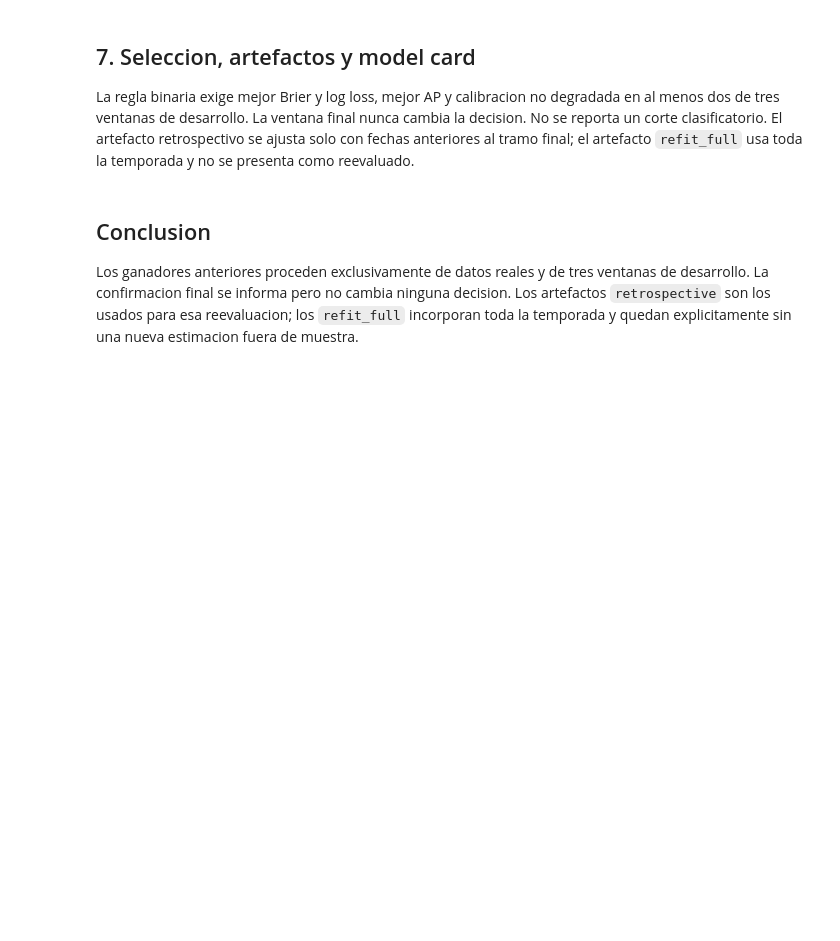
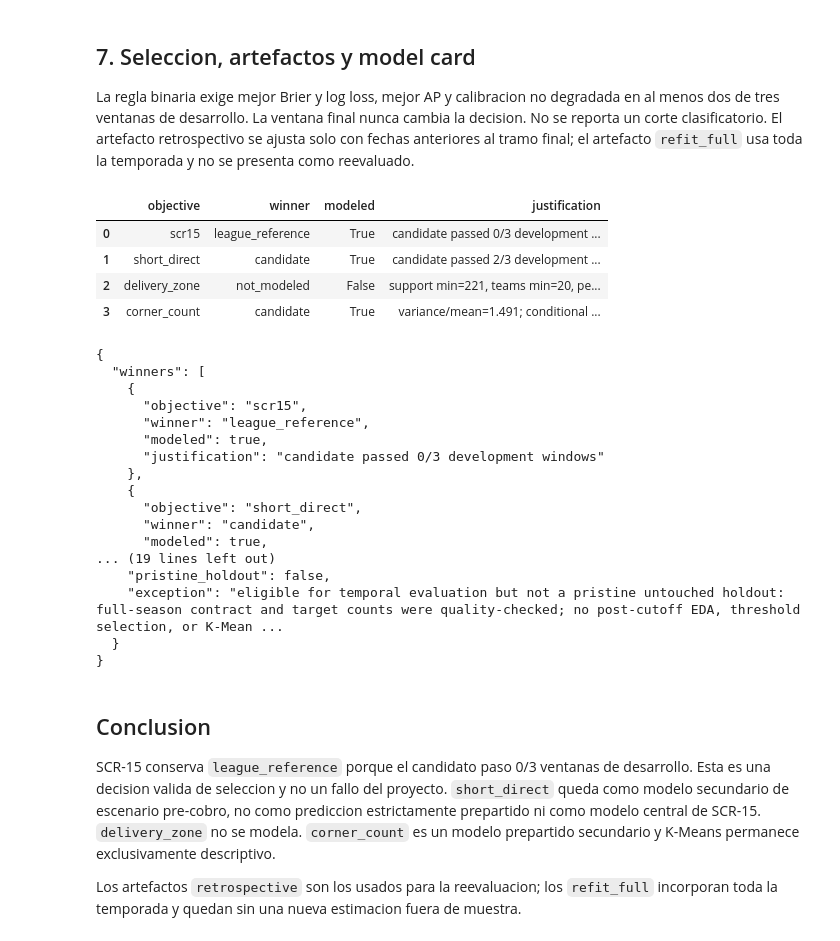
Before and after one commit to ElRubsSan/Corner_Scout, a Jupyter notebook: notebooks/05_modelos_evaluacion.ipynb, the cells around one changed output. Cells and saved outputs as stored; diff of their text form; code cells hidden in the pictures; blank space fills up the shorter version.

````diff
--- a/notebooks/05_modelos_evaluacion.ipynb
+++ b/notebooks/05_modelos_evaluacion.ipynb
@@ -558,6 +681,7 @@ def export_candidate(objective, fitted, data, target, feature_sets):
     full_path = OUT / f"{objective}_candidate_refit_full.joblib"
     joblib.dump(full_model, full_path)
     schema = {"objective": objective, "target": target, "input_columns": numeric + categorical,
+              "usage_scope": ("pre_kick_corner_scenario" if objective == "short_direct" else "pre_match"),
               "retrospective_trained_before": str(FINAL_START.date()),
               "refit_full_evaluation_status": "not retrospectively evaluated",
               "winner": winners.set_index("objective").loc[objective, "winner"]}
@@ -638,7 +762,7 @@ for filename, frame in tables.items():
 limitations = [
     "Single historical season; no external-season validation.",
     "The final period did not influence model decisions, but 04 quality checks inspected full-season aggregate counts, so it is not a pristine untouched holdout.",
-    "Short/direct target is a calibrated proxy based on 40 legacy labels, not independently validated ground truth.",
+    "Short/direct is a secondary pre-kick scenario model based on 40 legacy labels; it is not a strict pre-match prediction or the central SCR-15 model.",
     "Scenario model applies only once a corner is awarded; it is not a pure pre-match estimate.",
     "K-Means outputs are excluded from every model input.",
     "Refit-full artifacts have not been retrospectively evaluated.",
@@ -653,38 +777,70 @@ metric_summary = all_metrics[all_metrics.role.eq("selection")].groupby(
 model_card = chr(10).join([
     "# CornerScout model card - notebook 05", "",
     f"- Run: `{RUN_ID}`", f"- Source: `{SOURCE_CONTRACT}` / `{contract04['run_id']}`",
     "- Validation: three expanding-origin development windows; final confirmation excluded from decisions.",
     "- Selection: probabilistic quality and discrimination improve in at least 2/3 windows without calibration degradation.",
     "- Bootstrap: 200 resamples of complete matches; never individual corners.",
     f"- Runtime: Python {platform.python_version()}, pandas {pd.__version__}, scikit-learn {sklearn.__version__}.",
+    "", "## Scope",
+    "- SCR-15 is the central objective and keeps the league reference.",
+    "- short_direct is a secondary pre-kick scenario model, not a strict pre-match prediction.",
+    "- corner_count is a secondary pre-match model; K-Means remains descriptive.",
     "", "## Winners", winner_markdown,
     "", "## Development Metrics", "```text", metric_summary.to_string(index=False), "```",
     "", "## Limitations",
     *[f"- {item}" for item in limitations],
 ])
 (OUT / "model_card.md").write_text(model_card, encoding="utf-8")
 artifact_records.append({"file": "model_card.md", "role": "documentation",
                          "sha256": digest(OUT / "model_card.md"), "bytes": (OUT / "model_card.md").stat().st_size})
 
 contract05 = {"stage": "05_modeling", "contract_version": STAGE_VERSION, "run_id": RUN_ID,
               "source_contract_version": SOURCE_CONTRACT, "source_run_id": contract04["run_id"],
               "windows": [{key: str(value.date()) if isinstance(value, pd.Timestamp) else value for key, value in row.items()} for row in WINDOWS],
               "final_period": {"start": str(FINAL_START.date()), "end_exclusive": str(FINAL_END.date()),
                                "used_for_decisions": False, "pristine_holdout": False,
                                "exception": contract04["post_eda_period_status"]},
               "selection_rule": "candidate improves probabilistic quality and discrimination in >=2/3 development windows without calibration degradation; otherwise reference wins",
               "automatic_balancing": False, "bootstrap_unit": "match", "bootstrap_iterations": BOOTSTRAPS,
               "kmeans_features_used": False, "winners": winner_rows, "limitations": limitations,
               "artifacts": artifact_records,
               "environment": {"python": platform.python_version(), "pandas": pd.__version__,
                               "numpy": np.__version__, "scikit_learn": sklearn.__version__}}
 write_json(OUT / "contract.json", contract05)
 print(json.dumps({"winners": winner_rows, "final_period": contract05["final_period"]}, indent=2))
+# %% [output]
+|  | objective | winner | modeled | justification |
+| 0 | scr15 | league_reference | True | candidate passed 0/3 development ... |
+| 1 | short_direct | candidate | True | candidate passed 2/3 development ... |
+| 2 | delivery_zone | not_modeled | False | support min=221, teams min=20, pe... |
+| 3 | corner_count | candidate | True | variance/mean=1.491; conditional ... |
+{
+  "winners": [
+    {
+      "objective": "scr15",
+      "winner": "league_reference",
+      "modeled": true,
+      "justification": "candidate passed 0/3 development windows"
+    },
+    {
+      "objective": "short_direct",
+      "winner": "candidate",
+      "modeled": true,
+... (19 lines left out)
+    "pristine_holdout": false,
+    "exception": "eligible for temporal evaluation but not a pristine untouched holdout: full-season contract and target counts were quality-checked; no post-cutoff EDA, threshold selection, or K-Mean ...
+  }
+}
 # %% [markdown]
 ## Conclusion
 
-Los ganadores anteriores proceden exclusivamente de datos reales y de tres
-ventanas de desarrollo. La confirmacion final se informa pero no cambia ninguna
-decision. Los artefactos `retrospective` son los usados para esa reevaluacion;
-los `refit_full` incorporan toda la temporada y quedan explicitamente sin una
-nueva estimacion fuera de muestra.
+SCR-15 conserva `league_reference` porque el candidato paso 0/3 ventanas de
+desarrollo. Esta es una decision valida de seleccion y no un fallo del
+proyecto. `short_direct` queda como modelo secundario de escenario pre-cobro,
+no como prediccion estrictamente prepartido ni como modelo central de SCR-15.
+`delivery_zone` no se modela. `corner_count` es un modelo prepartido
+secundario y K-Means permanece exclusivamente descriptivo.
+
+Los artefactos `retrospective` son los usados para la reevaluacion; los
+`refit_full` incorporan toda la temporada y quedan sin una nueva estimacion
+fuera de muestra.
````
Also changed, not shown: parts of 11 cells of this notebook, 6 other files.
